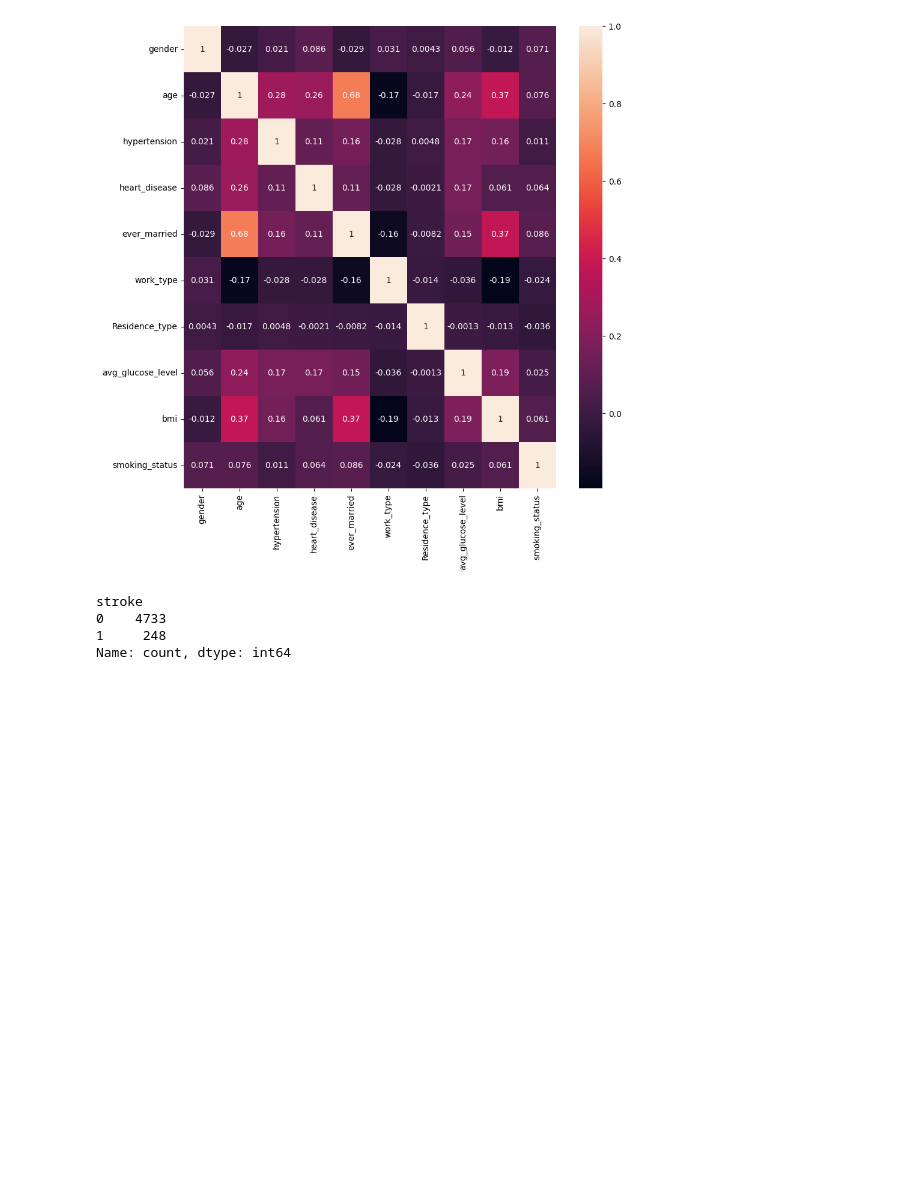
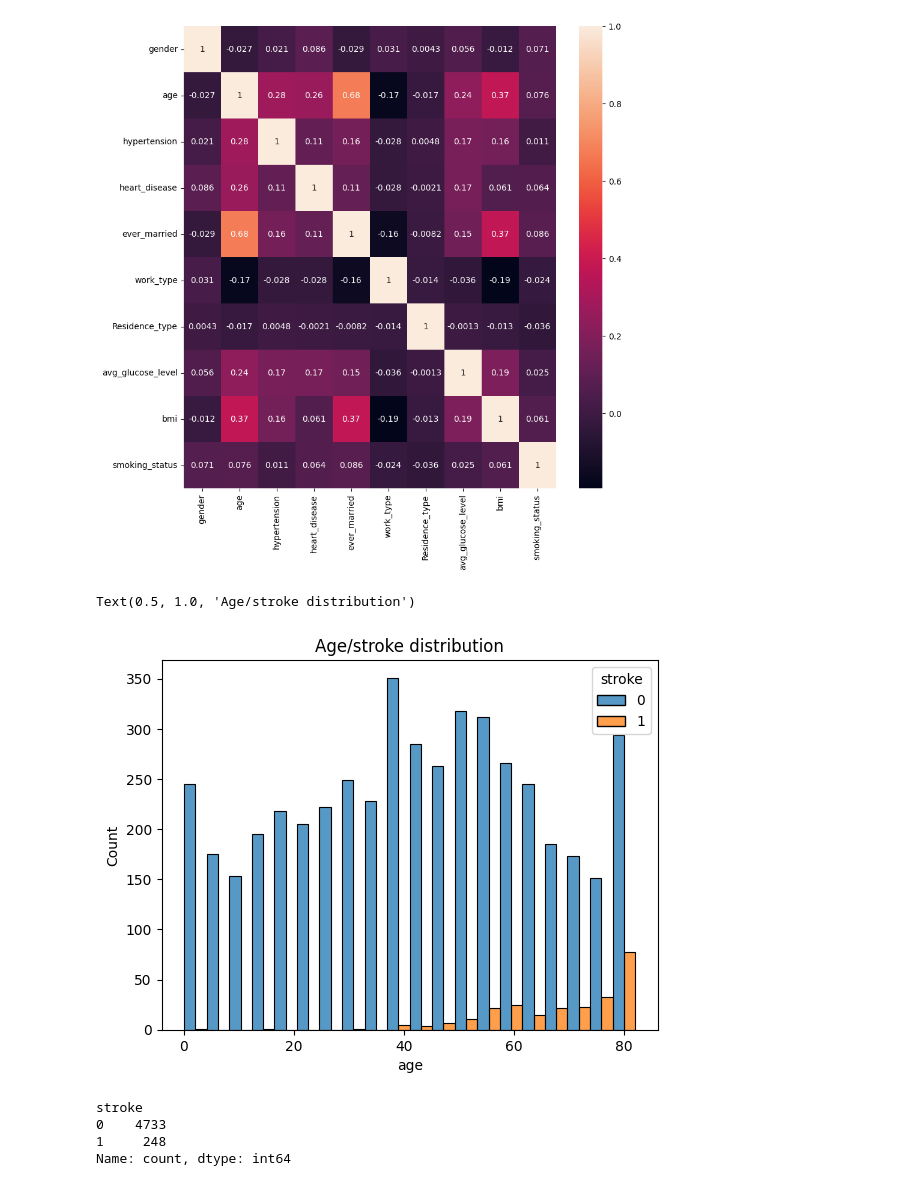
Before and after one commit to PaloMoshoeshoe/Stroke-prediction, a Jupyter notebook: Stroke.ipynb, the cells around one changed output. Cells and saved outputs as stored; diff of their text form; code cells hidden in the pictures; blank space fills up the shorter version.

```diff
--- a/Stroke.ipynb
+++ b/Stroke.ipynb
@@ -131,6 +131,18 @@ sns.heatmap(df.drop(['stroke'], axis = 1).corr(), annot = True)
 # %% [output]
 <Axes: >
 [figure]
+# %%
+
+# Visualize the age of people with stroke versus people without stroke
+sns.histplot(
+    data=df,
+    x="age",
+    hue="stroke",
+    multiple="dodge"
+).set_title("Age/stroke distribution")
+# %% [output]
+Text(0.5, 1.0, 'Age/stroke distribution')
+[figure, added]
 # %%
 #Check data imbalance
 sns.countplot(x='stroke', data=df)
```
Also changed, not shown: parts of 43 cells of this notebook.
